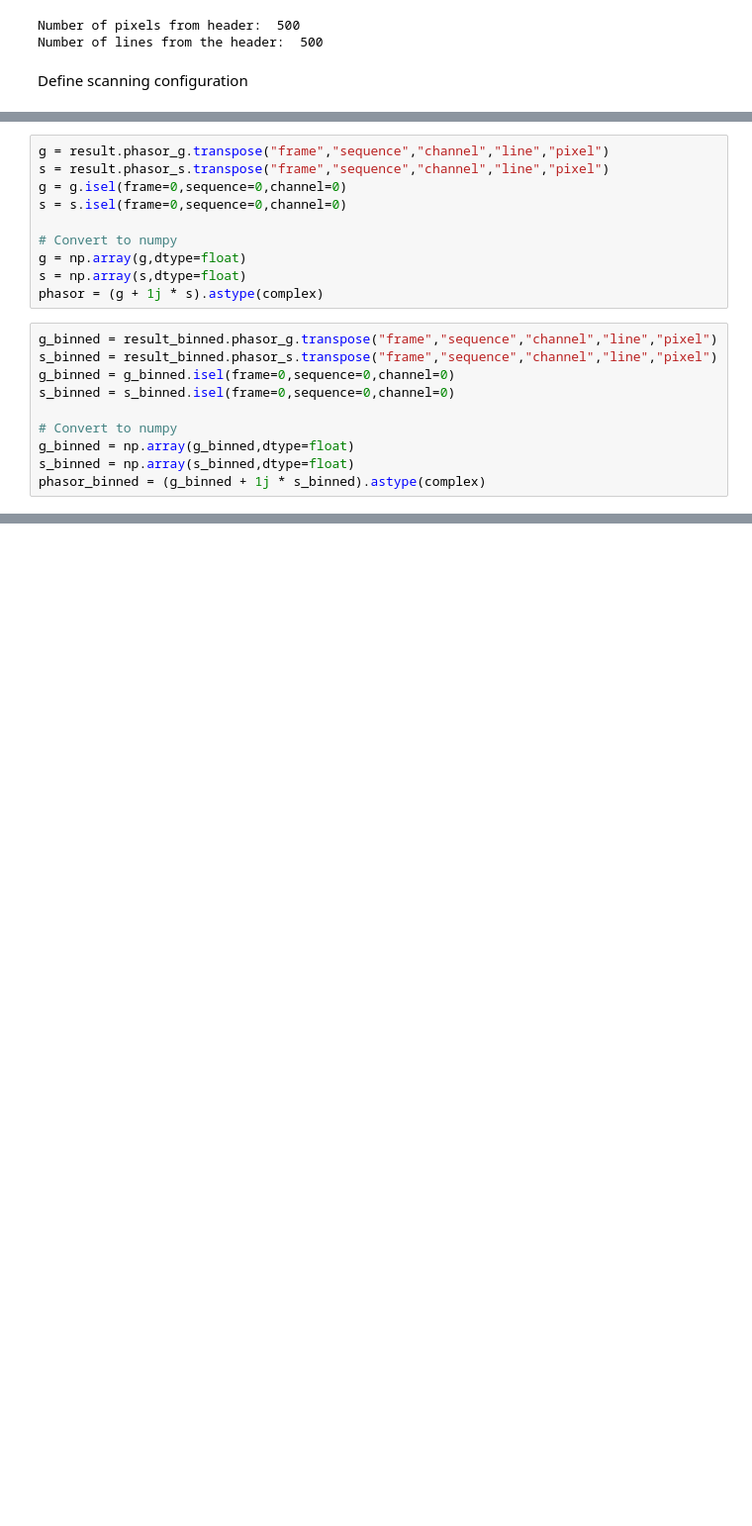
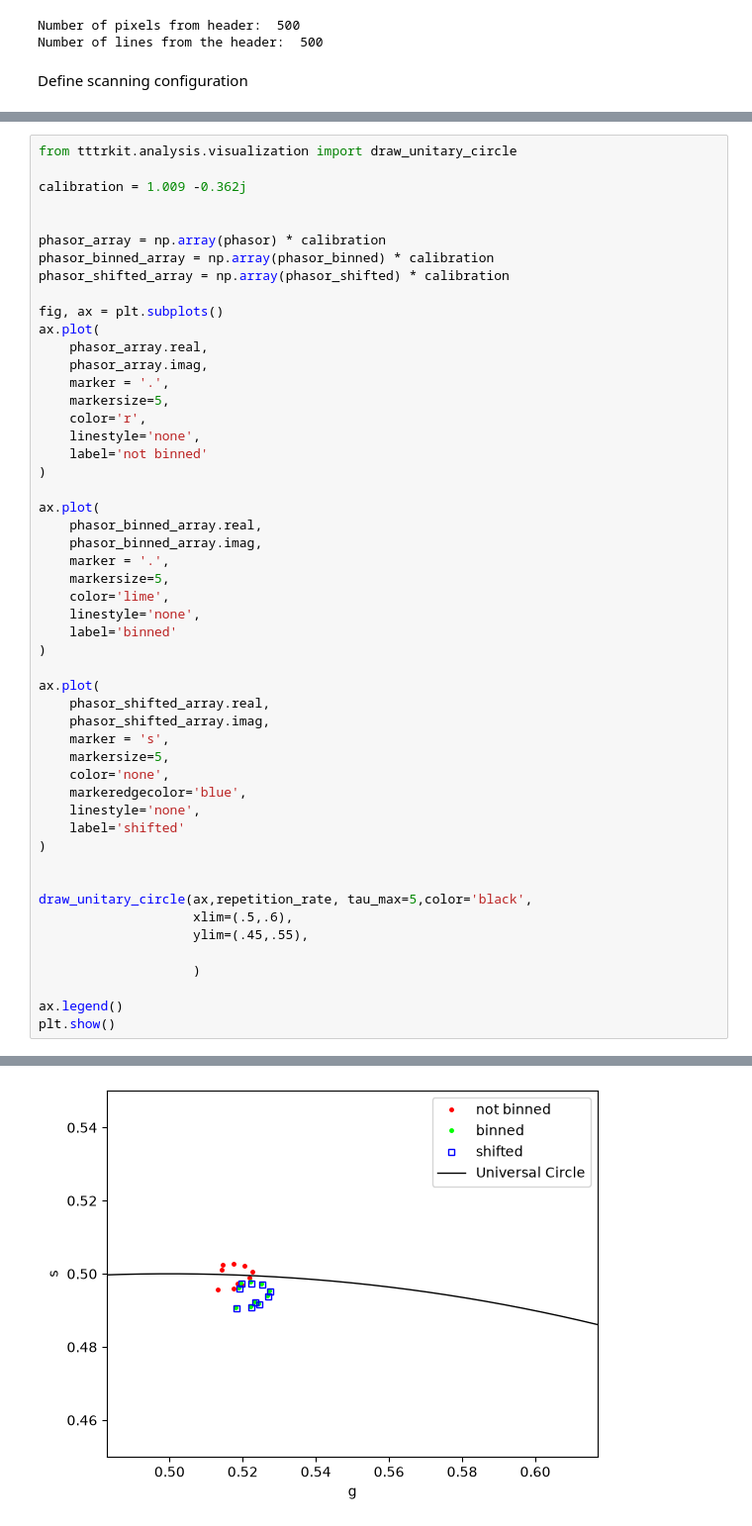
Before and after one commit to panekdal/tttrkit, a Jupyter notebook: examples/src/examples/histogram_binning.ipynb, the cells around one changed output, grey strips where cells are left out. Shown at 99% size. Cells and saved outputs as stored; diff of their text form; blank space fills up the shorter version.

```diff
--- a/examples/src/examples/histogram_binning.ipynb
+++ b/examples/src/examples/histogram_binning.ipynb
@@ -316,20 +263,0 @@ plt.show()
-# %%
-g = result.phasor_g.transpose("frame","sequence","channel","line","pixel")
-s = result.phasor_s.transpose("frame","sequence","channel","line","pixel")
-g = g.isel(frame=0,sequence=0,channel=0)
-s = s.isel(frame=0,sequence=0,channel=0)
-
-# Convert to numpy
-g = np.array(g,dtype=float)
-s = np.array(s,dtype=float)
-phasor = (g + 1j * s).astype(complex)
-# %%
-g_binned = result_binned.phasor_g.transpose("frame","sequence","channel","line","pixel")
-s_binned = result_binned.phasor_s.transpose("frame","sequence","channel","line","pixel")
-g_binned = g_binned.isel(frame=0,sequence=0,channel=0)
-s_binned = s_binned.isel(frame=0,sequence=0,channel=0)
-
-# Convert to numpy
-g_binned = np.array(g_binned,dtype=float)
-s_binned = np.array(s_binned,dtype=float)
-phasor_binned = (g_binned + 1j * s_binned).astype(complex)
@@ -345,0 +264,52 @@ plt.show()
+# %%
+from tttrkit.analysis.visualization import draw_unitary_circle
+
+calibration = 1.009 -0.362j
+
+
+phasor_array = np.array(phasor) * calibration
+phasor_binned_array = np.array(phasor_binned) * calibration
+phasor_shifted_array = np.array(phasor_shifted) * calibration
+
+fig, ax = plt.subplots()
+ax.plot(
+    phasor_array.real,
+    phasor_array.imag,
+    marker = '.',
+    markersize=5,
+    color='r',
+    linestyle='none',
+    label='not binned'
+)
+
+ax.plot(
+    phasor_binned_array.real,
+    phasor_binned_array.imag,
+    marker = '.',
+    markersize=5,
+    color='lime',
+    linestyle='none',
+    label='binned'
+)
+
+ax.plot(
+    phasor_shifted_array.real,
+    phasor_shifted_array.imag,
+    marker = 's',
+    markersize=5,
+    color='none',
+    markeredgecolor='blue',
+    linestyle='none',
+    label='shifted'
+)
+
+
+draw_unitary_circle(ax,repetition_rate, tau_max=5,color='black',
+                    xlim=(.5,.6),
+                    ylim=(.45,.55),
+
+                    )
+
+ax.legend()
+plt.show()
+# %% [output]
@@ -345,0 +317 @@ plt.show()
+[figure, added]
```
Also changed, not shown: parts of 14 cells of this notebook, 3 other files.
